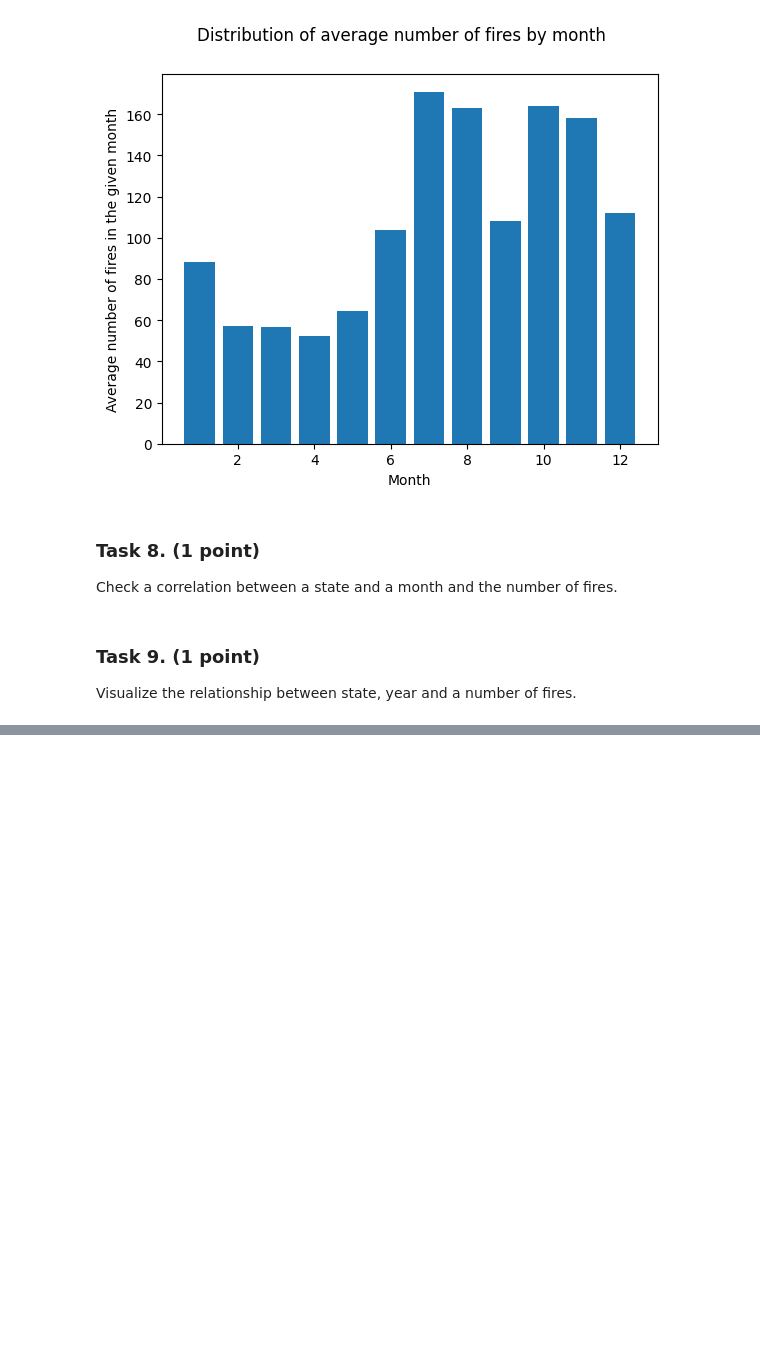
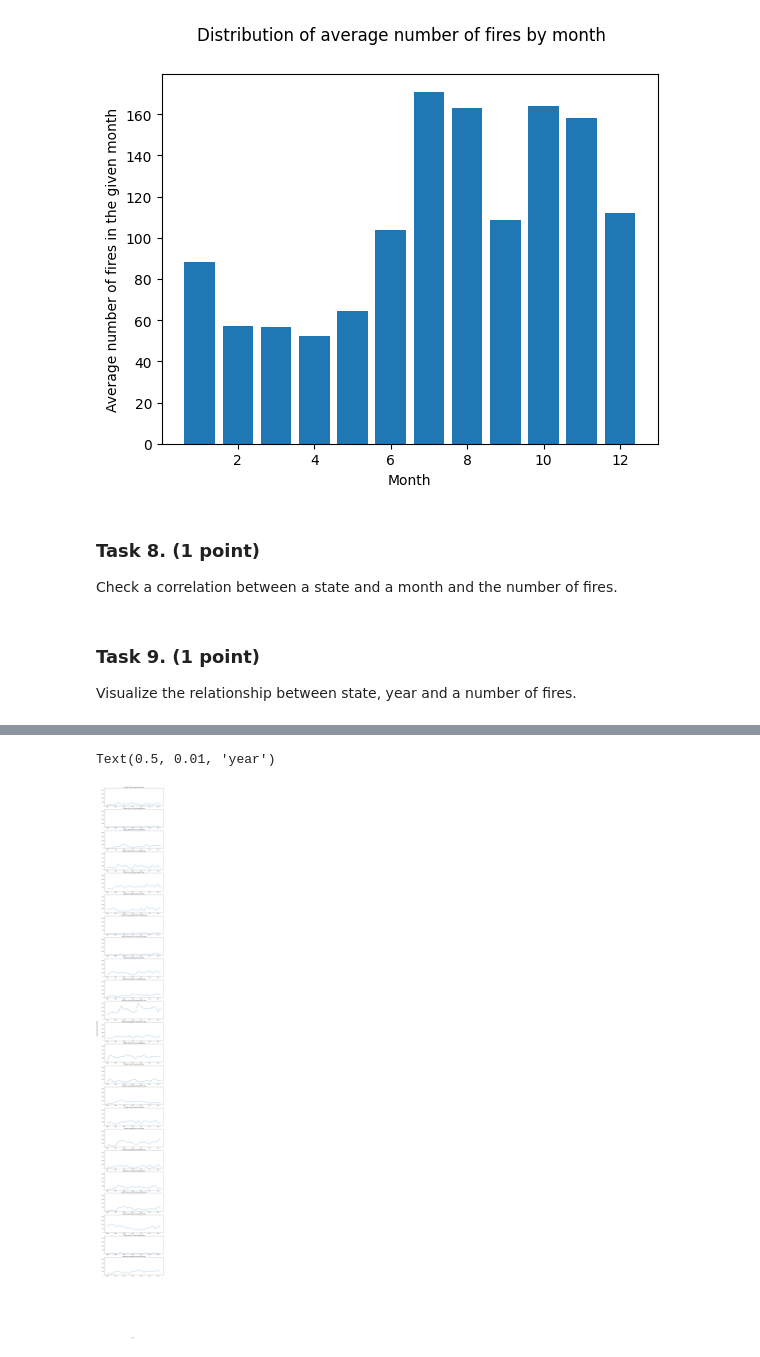
Before and after one commit to BTeclaw/Advanced-Data-Mining, a Jupyter notebook: ADM_Homework4/data_visualization.ipynb, the cells around one changed output, grey strips where cells are left out. Saved outputs shown, nothing was run; the diff lists cells and outputs as text; code cells hidden in the pictures; blank space fills up the shorter version.

```diff
--- a/ADM_Homework4/data_visualization.ipynb
+++ b/ADM_Homework4/data_visualization.ipynb
@@ -426,0 +435,20 @@ Visualize the relationship between state, year and a number of fires.
+# %%
+#Several plots may look good but for a large number of categories they may be hard to navigate through
+#Also for good comparision the Y-label has to have the same scale, and some plots may look very unrepresentative of their regions
+#It is a very good case for interactive filtering dashboard :-)
+from matplotlib.ticker import MaxNLocator
+fig, ax = plt.subplots(len(df['state'].drop_duplicates()), 1, figsize=(12, 100))
+
+aggregated_df = df[['year', 'state', 'number']].groupby(['year', 'state'], as_index=False).sum('number')
+max_fire_number = aggregated_df['number'].max()
+for i, state in enumerate(aggregated_df['state'].drop_duplicates().to_list()):
+    plotted_state = aggregated_df[aggregated_df['state']==state]
+    ax[i].plot(plotted_state['year'], plotted_state['number'])
+    ax[i].set_ylim(bottom=0, top= 1.1*max_fire_number)
+    ax[i].set_title(f'Number of fires by year for {state} state')
+    ax[i].xaxis.set_major_locator(MaxNLocator(integer=True))
+fig.supylabel('Summarized number of fires')
+fig.supxlabel('year')
+# %% [output]
+Text(0.5, 0.01, 'year')
+[figure, added]
```
Also changed, not shown: parts of 7 cells of this notebook, 2 other files.
